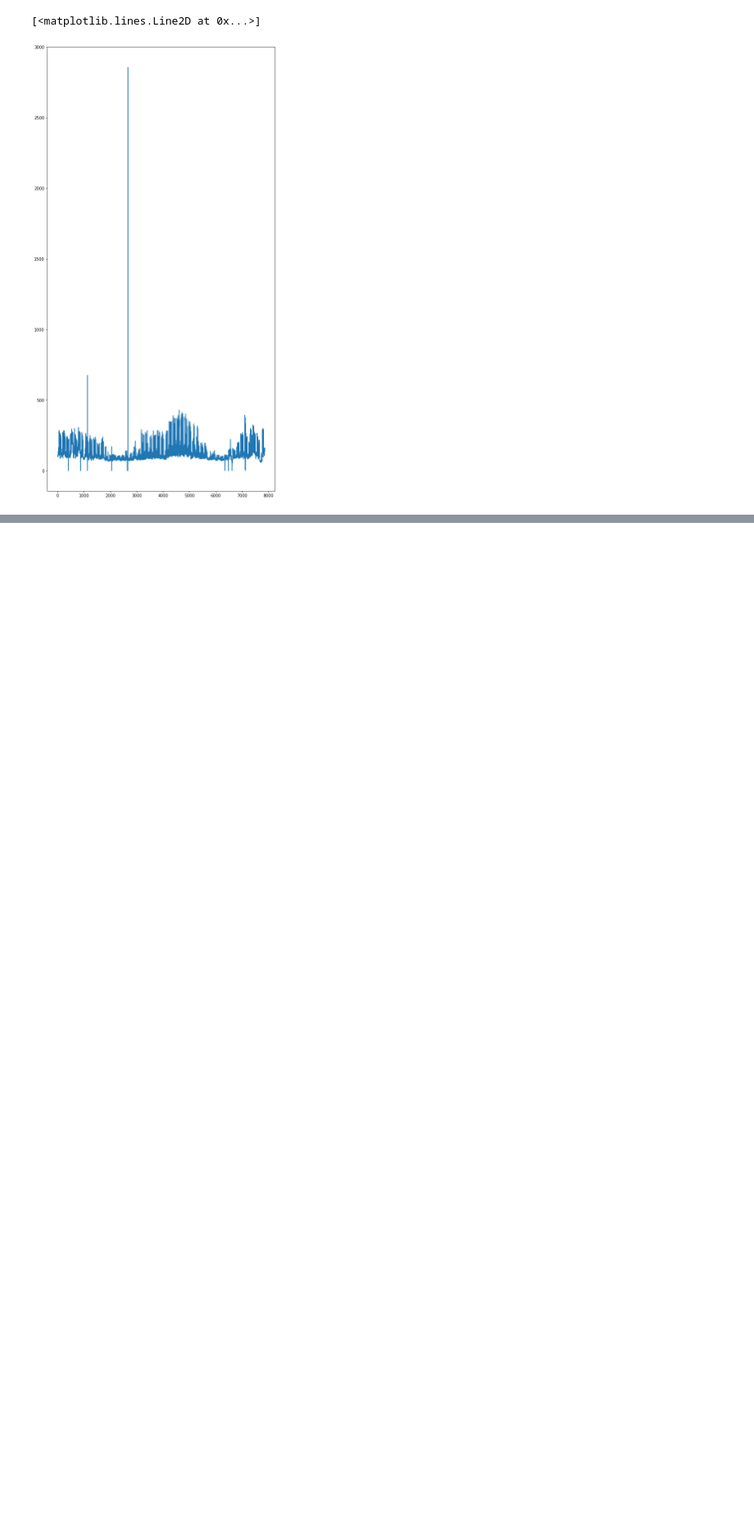
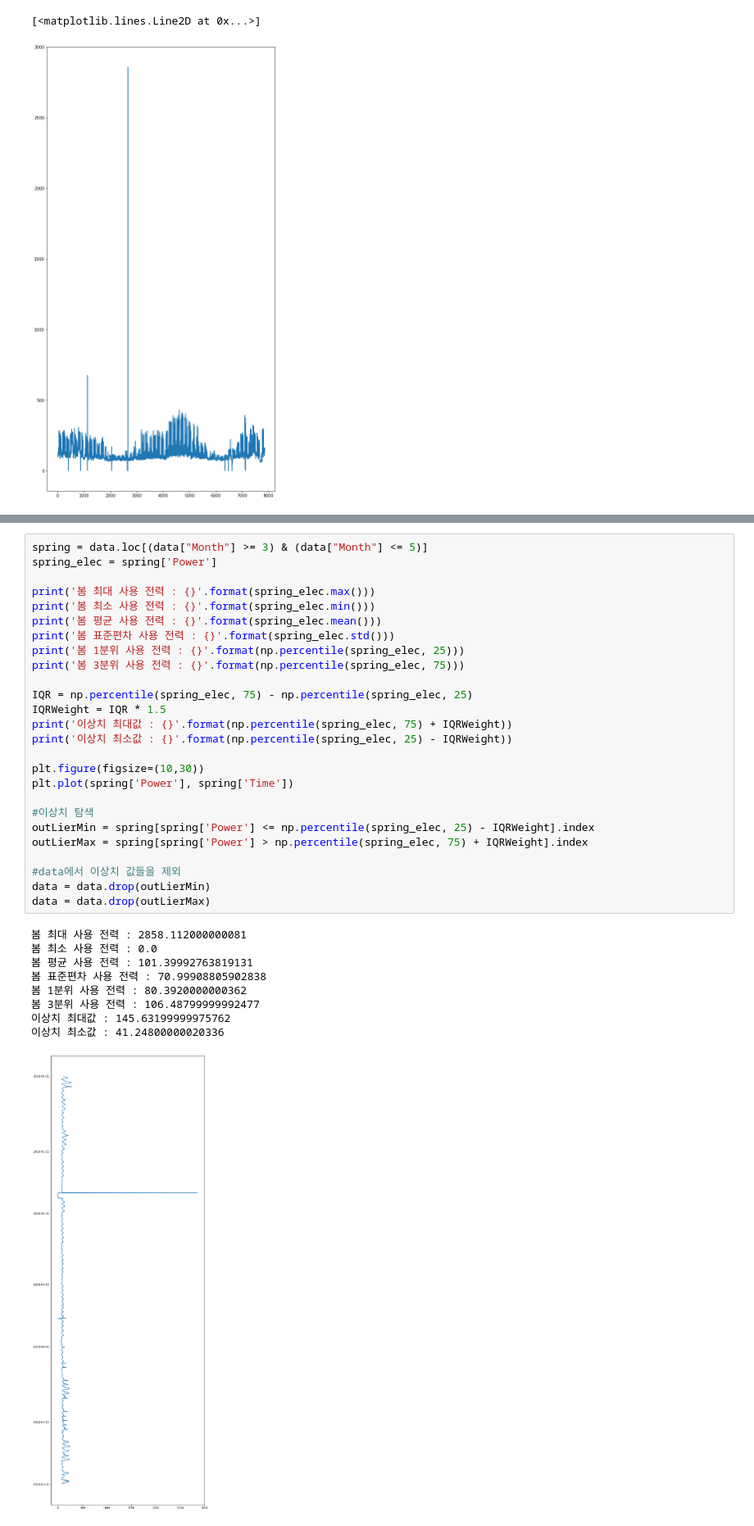
Before and after one commit to k1mm1nseok/MLInterpolate, a Jupyter notebook: projectInclude0.ipynb, the cells around one changed output, grey strips where cells are left out. Shown at 82% size. Cells and saved outputs as stored; diff of their text form; blank space fills up the shorter version.

```diff
--- a/projectInclude0.ipynb
+++ b/projectInclude0.ipynb
@@ -66,0 +90,36 @@ data.loc[(data["Month"] >= 9) & (data["Month"] <= 11), "Season"] = "autumn"
+# %%
+spring = data.loc[(data["Month"] >= 3) & (data["Month"] <= 5)]
+spring_elec = spring['Power']
+
+print('봄 최대 사용 전력 : {}'.format(spring_elec.max()))
+print('봄 최소 사용 전력 : {}'.format(spring_elec.min()))
+print('봄 평균 사용 전력 : {}'.format(spring_elec.mean()))
+print('봄 표준편차 사용 전력 : {}'.format(spring_elec.std()))
+print('봄 1분위 사용 전력 : {}'.format(np.percentile(spring_elec, 25)))
+print('봄 3분위 사용 전력 : {}'.format(np.percentile(spring_elec, 75)))
+
+IQR = np.percentile(spring_elec, 75) - np.percentile(spring_elec, 25)
+IQRWeight = IQR * 1.5
+print('이상치 최대값 : {}'.format(np.percentile(spring_elec, 75) + IQRWeight))
+print('이상치 최소값 : {}'.format(np.percentile(spring_elec, 25) - IQRWeight))
+
+plt.figure(figsize=(10,30))
+plt.plot(spring['Power'], spring['Time'])
+
+#이상치 탐색
+outLierMin = spring[spring['Power'] <= np.percentile(spring_elec, 25) - IQRWeight].index
+outLierMax = spring[spring['Power'] > np.percentile(spring_elec, 75) + IQRWeight].index
+
+#data에서 이상치 값들을 제외
+data = data.drop(outLierMin)
+data = data.drop(outLierMax)
+# %% [output]
+봄 최대 사용 전력 : 2858.112000000081
+봄 최소 사용 전력 : 0.0
+봄 평균 사용 전력 : 101.39992763819131
+봄 표준편차 사용 전력 : 70.99908805902838
+봄 1분위 사용 전력 : 80.3920000000362
+봄 3분위 사용 전력 : 106.48799999992477
+이상치 최대값 : 145.63199999975762
+이상치 최소값 : 41.24800000020336
+[figure, added]
```
Also changed, not shown: parts of 4 cells of this notebook.
